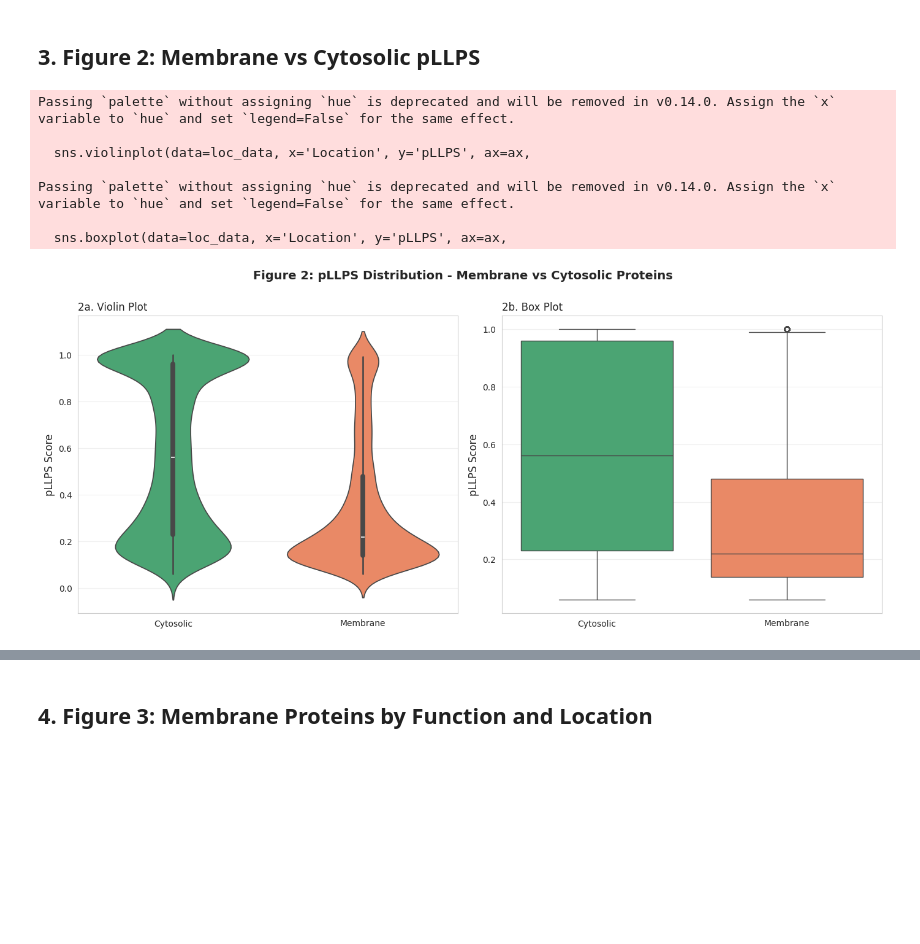
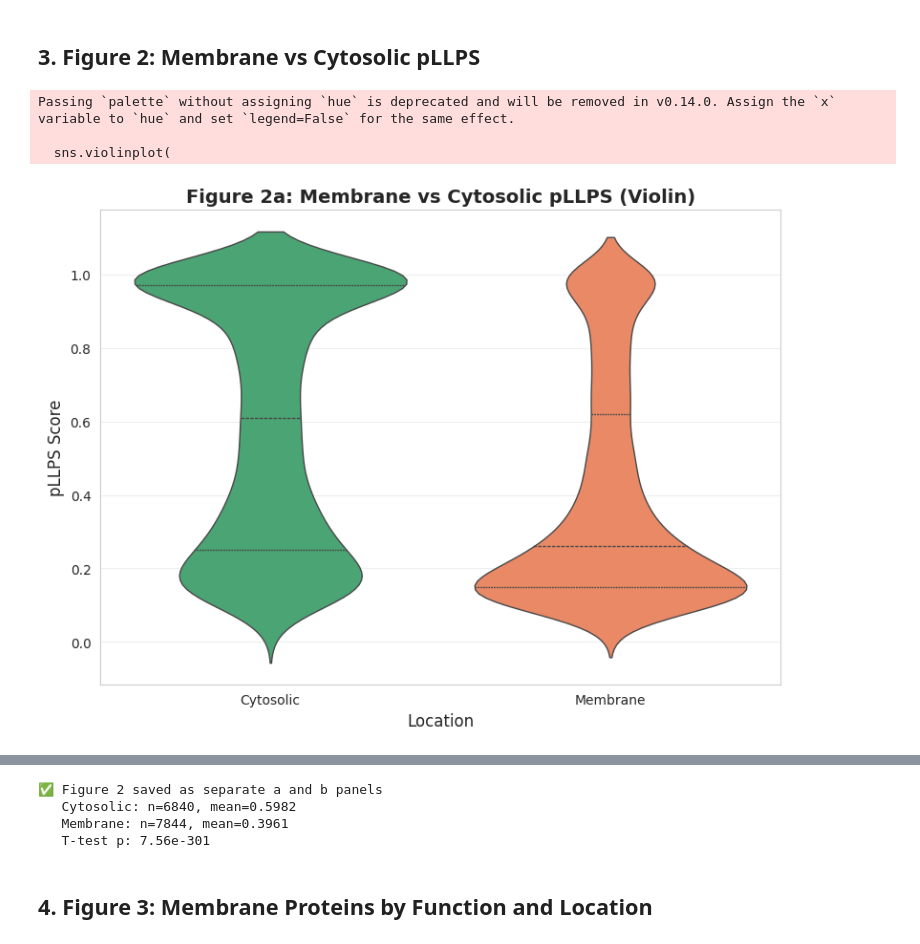
Before and after one commit to j-a-hill/mem_prot_llps, a Jupyter notebook: 07_figure_generation.ipynb, the cells around one changed output, grey strips where cells are left out. Saved outputs shown, nothing was run; the diff lists cells and outputs as text; code cells hidden in the pictures; blank space fills up the shorter version.

```diff
--- a/07_figure_generation.ipynb
+++ b/07_figure_generation.ipynb
@@ -148,57 +162,69 @@ Passing `palette` without assigning `hue` is deprecated and will be removed in v
 # %%
 # Categorize location
 df['location_type'] = 'Other'
 df.loc[df['location_category'].str.contains('Membrane', na=False), 'location_type'] = 'Membrane'
 df.loc[df['location_category'] == 'Cytosol', 'location_type'] = 'Cytosolic'
 
 # Prepare data
 mem_pllps = df[df['location_type'] == 'Membrane']['p(LLPS)'].dropna()
 cyto_pllps = df[df['location_type'] == 'Cytosolic']['p(LLPS)'].dropna()
 
 loc_data = pd.DataFrame({
-    'pLLPS': np.concatenate([cyto_pllps, mem_pllps]),
-    'Location': ['Cytosolic']*len(cyto_pllps) + ['Membrane']*len(mem_pllps)
+    'pLLPS': np.concatenate([cyto_pllps.values, mem_pllps.values]),
+    'Location': ['Cytosolic'] * len(cyto_pllps) + ['Membrane'] * len(mem_pllps)
 })
 
-# Create figure
-fig, axes = plt.subplots(1, 2, figsize=(14, 6))
-fig.suptitle('Figure 2: pLLPS Distribution - Membrane vs Cytosolic Proteins',
-             fontsize=14, fontweight='bold', y=1.00)
+order_loc = ['Cytosolic', 'Membrane']
+palette_loc = [COLOR_PALETTE['Cytosolic'], COLOR_PALETTE['Membrane']]
 
-# 2a. Violin plot
-ax = axes[0]
-sns.violinplot(data=loc_data, x='Location', y='pLLPS', ax=ax,
-               palette=[COLOR_PALETTE['Cytosolic'], COLOR_PALETTE['Membrane']])
-ax.set_ylabel('pLLPS Score', fontsize=12)
-ax.set_xlabel('')
-ax.set_title('2a. Violin Plot', fontsize=12, loc='left')
-ax.grid(alpha=0.3, axis='y')
+# Figure 2a: Violin Plot
+fig1, ax1 = plt.subplots(figsize=(8, 6))
+sns.violinplot(
+    data=loc_data,
+    x='Location',
+    y='pLLPS',
+    order=order_loc,
+    palette=palette_loc,
+    inner='quartile',
+    linewidth=1,
+    ax=ax1
+ )
+ax1.set_title('Figure 2a: Membrane vs Cytosolic pLLPS (Violin)', fontsize=14, fontweight='bold')
+ax1.set_ylabel('pLLPS Score', fontsize=12)
+ax1.set_xlabel('Location', fontsize=12)
+ax1.grid(alpha=0.3, axis='y')
+plt.tight_layout()
+plt.savefig(fig_dir / 'fig2a_membrane_vs_cytosolic_violin.png', dpi=300, bbox_inches='tight')
+plt.show()
 
-# 2b. Box plot
-ax = axes[1]
-sns.boxplot(data=loc_data, x='Location', y='pLLPS', ax=ax,
-            palette=[COLOR_PALETTE['Cytosolic'], COLOR_PALETTE['Membrane']])
-ax.set_ylabel('pLLPS Score', fontsize=12)
-ax.set_xlabel('')
-ax.set_title('2b. Box Plot', fontsize=12, loc='left')
-ax.grid(alpha=0.3, axis='y')
-
+# Figure 2b: Box Plot
+fig2, ax2 = plt.subplots(figsize=(8, 6))
+sns.boxplot(
+    data=loc_data,
+    x='Location',
+    y='pLLPS',
+    order=order_loc,
+    palette=palette_loc,
+    width=0.4,
+    showfliers=False,
+    ax=ax2
+ )
+ax2.set_title('Figure 2b: Membrane vs Cytosolic pLLPS (Box)', fontsize=14, fontweight='bold')
+ax2.set_ylabel('pLLPS Score', fontsize=12)
+ax2.set_xlabel('Location', fontsize=12)
+ax2.grid(alpha=0.3, axis='y')
 plt.tight_layout()
-plt.savefig(fig_dir / 'fig2_membrane_vs_cytosolic.png', dpi=300, bbox_inches='tight')
+plt.savefig(fig_dir / 'fig2b_membrane_vs_cytosolic_box.png', dpi=300, bbox_inches='tight')
 plt.show()
 
 # Statistics
 _, p_val = stats.ttest_ind(mem_pllps, cyto_pllps)
-print(f"\n✅ Figure 2 saved")
+print("\n✅ Figure 2 saved as separate a and b panels")
 print(f"   Cytosolic: n={len(cyto_pllps)}, mean={cyto_pllps.mean():.4f}")
 print(f"   Membrane: n={len(mem_pllps)}, mean={mem_pllps.mean():.4f}")
 print(f"   T-test p: {p_val:.2e}")
 # %% [output]
 Passing `palette` without assigning `hue` is deprecated and will be removed in v0.14.0. Assign the `x` variable to `hue` and set `legend=False` for the same effect.
 
-  sns.violinplot(data=loc_data, x='Location', y='pLLPS', ax=ax,
-
-Passing `palette` without assigning `hue` is deprecated and will be removed in v0.14.0. Assign the `x` variable to `hue` and set `legend=False` for the same effect.
-
-  sns.boxplot(data=loc_data, x='Location', y='pLLPS', ax=ax,
+  sns.violinplot(
-[figure, old version]
+[figure, new version]
@@ -209,3 +235,7 @@ Passing `palette` without assigning `hue` is deprecated and will be removed in v
+✅ Figure 2 saved as separate a and b panels
+   Cytosolic: n=6840, mean=0.5982
+   Membrane: n=7844, mean=0.3961
+   T-test p: 7.56e-301
 # %% [markdown]
 ## 4. Figure 3: Membrane Proteins by Function and Location
 # %%
```
Also changed, not shown: parts of 5 cells of this notebook, 21 other files.
